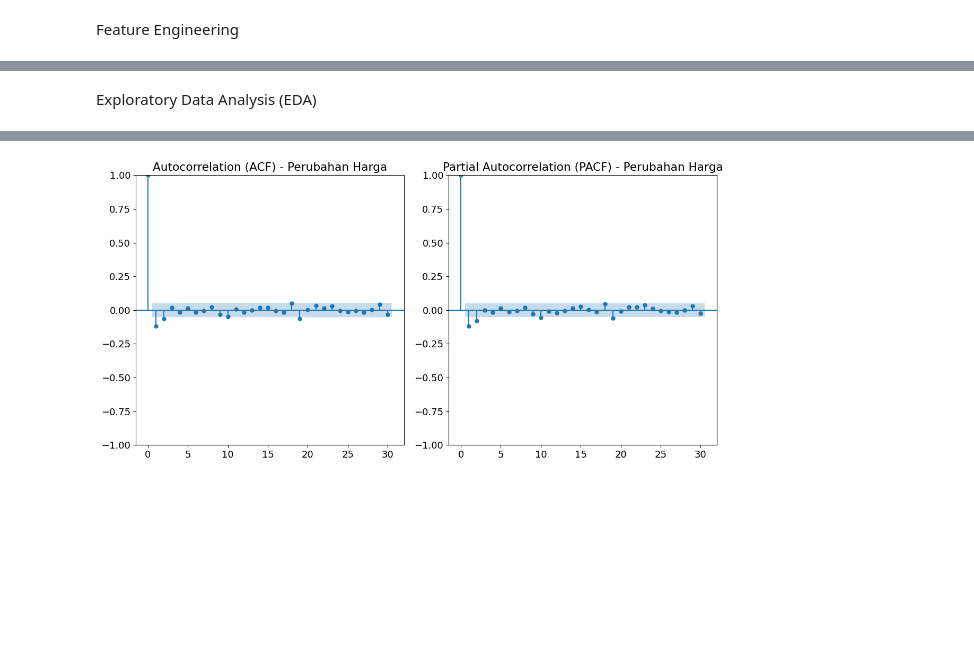
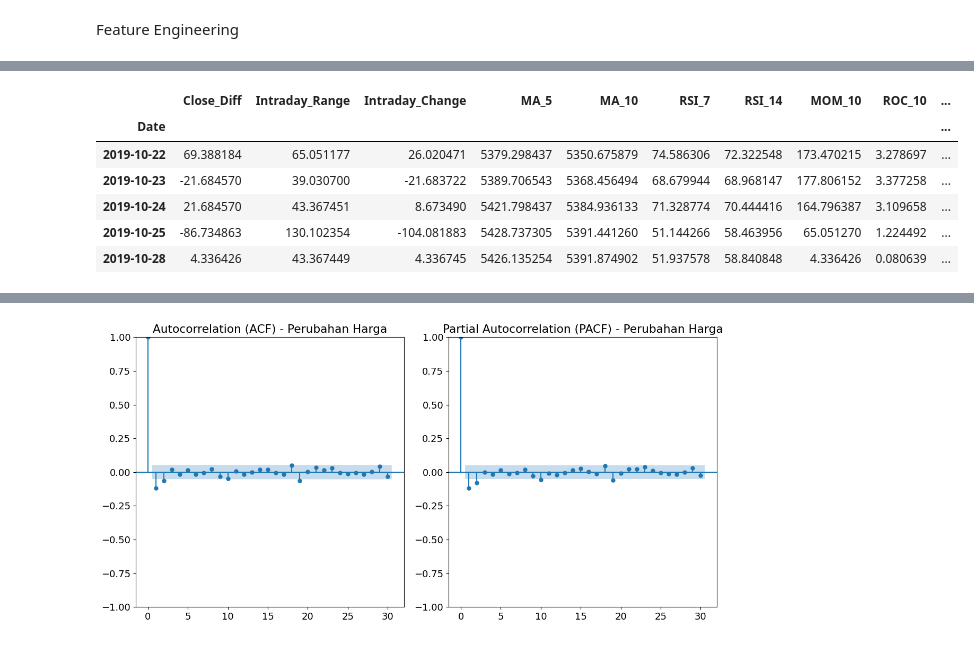
Before and after one commit to MartinoSimatupang/Skripsi-Martino-Simatupang, a Jupyter notebook: Model Random Forest-Bayesian Optimization.ipynb, the cells around one changed output, grey strips where cells are left out. Cells and saved outputs as stored; diff of their text form; code cells hidden in the pictures; blank space fills up the shorter version.

```diff
--- a/Model Random Forest-Bayesian Optimization.ipynb
+++ b/Model Random Forest-Bayesian Optimization.ipynb
@@ -379,2 +398,10 @@ memory usage: 279.7 KB
-# %% [markdown]
-Exploratory Data Analysis (EDA)
+# %%
+df_fitur.head(5)
+# %% [output]
+|  | Close_Diff | Intraday_Range | Intraday_Change | MA_5 | MA_10 | RSI_7 | RSI_14 | MOM_10 | ROC_10 | ... |
+| Date |  |  |  |  |  |  |  |  |  | ... |
+| 2019-10-22 | 69.388184 | 65.051177 | 26.020471 | 5379.298437 | 5350.675879 | 74.586306 | 72.322548 | 173.470215 | 3.278697 | ... |
+| 2019-10-23 | -21.684570 | 39.030700 | -21.683722 | 5389.706543 | 5368.456494 | 68.679944 | 68.968147 | 177.806152 | 3.377258 | ... |
+| 2019-10-24 | 21.684570 | 43.367451 | 8.673490 | 5421.798437 | 5384.936133 | 71.328774 | 70.444416 | 164.796387 | 3.109658 | ... |
+| 2019-10-25 | -86.734863 | 130.102354 | -104.081883 | 5428.737305 | 5391.441260 | 51.144266 | 58.463956 | 65.051270 | 1.224492 | ... |
+| 2019-10-28 | 4.336426 | 43.367449 | 4.336745 | 5426.135254 | 5391.874902 | 51.937578 | 58.840848 | 4.336426 | 0.080639 | ... |
```
Also changed, not shown: parts of 34 cells of this notebook, 1 other file.
